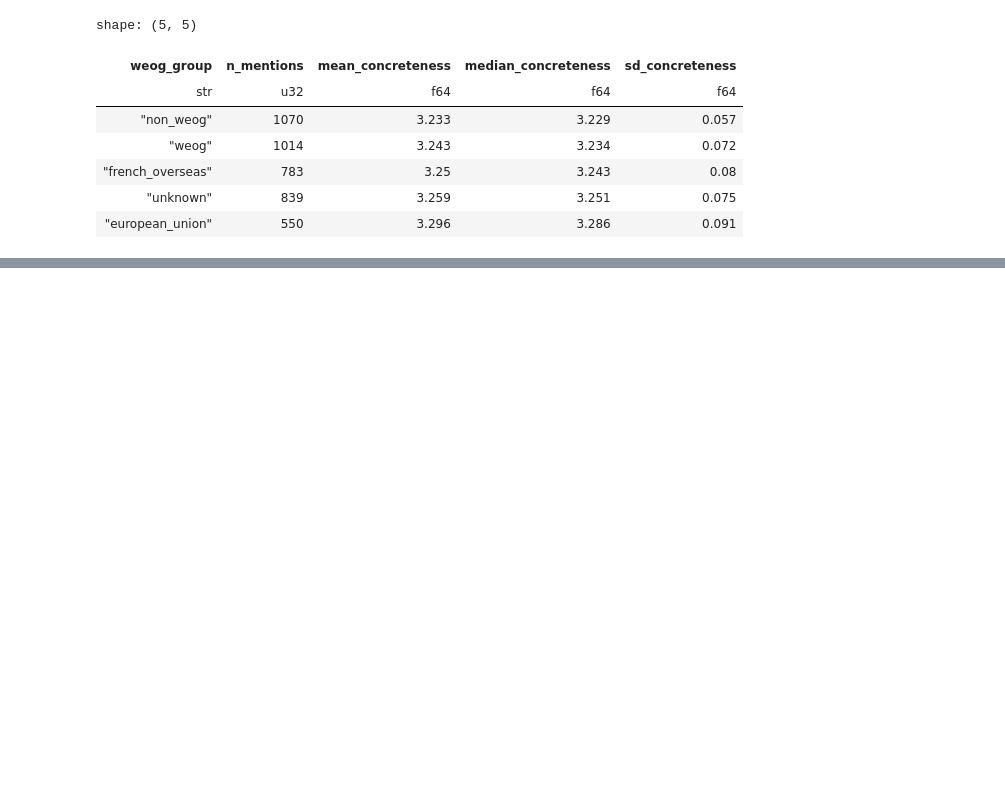
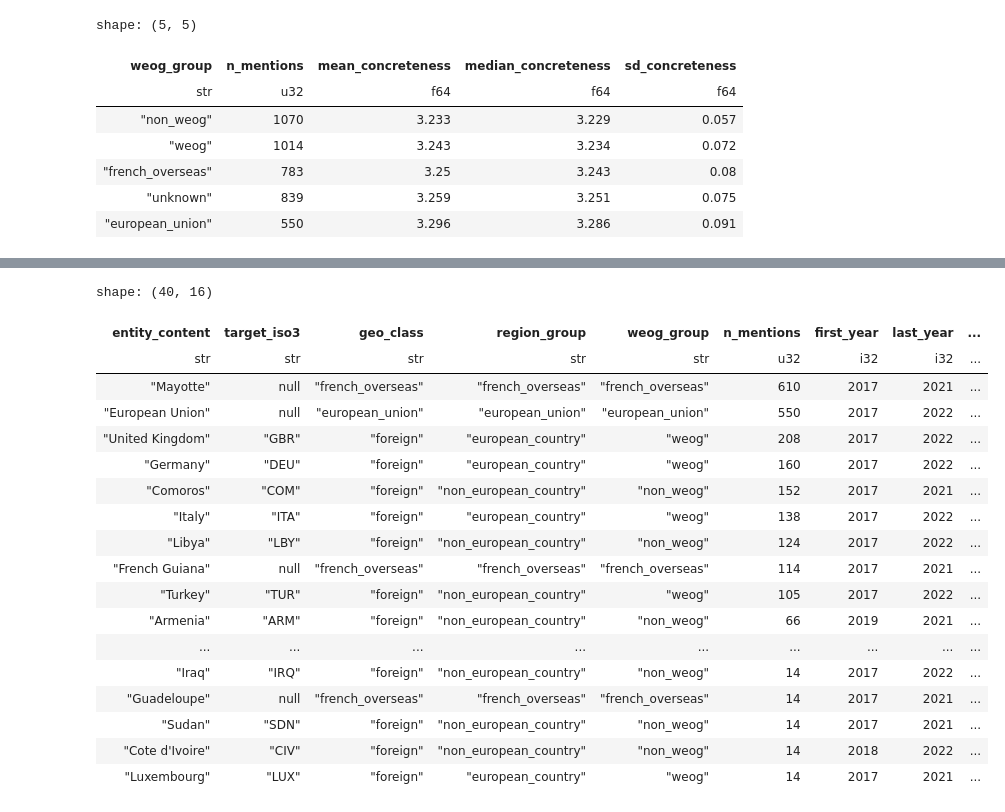
Before and after one commit to yavlenieraket/parliments_migration, a Jupyter notebook: src/migration-experiments21/parlaments-beyond-borders/notebooks/02_fra_2017_2022_extended.ipynb, the cells around one changed output, grey strips where cells are left out. Saved outputs shown, nothing was run; the diff lists cells and outputs as text; code cells hidden in the pictures; blank space fills up the shorter version.

Commit message:
Deepen country-reference evidence and visuals

```diff
--- a/src/migration-experiments21/parlaments-beyond-borders/notebooks/02_fra_2017_2022_extended.ipynb
+++ b/src/migration-experiments21/parlaments-beyond-borders/notebooks/02_fra_2017_2022_extended.ipynb
@@ -189,0 +253,25 @@ shape: (20, 12)
+# %%
+# Explanation: Country-level profile: this is the main table for how other countries are mentioned.
+country_profile = evidence.country_mention_profile(annotated, min_mentions=10)
+with pl.Config(tbl_rows=40, tbl_cols=20, fmt_str_lengths=80):
+    display(country_profile.head(40))
+# %% [output]
+shape: (40, 16)
+| entity_content | target_iso3 | geo_class | region_group | weog_group | n_mentions | first_year | last_year | ... |
+| str | str | str | str | str | u32 | i32 | i32 | ... |
+| "Mayotte" | null | "french_overseas" | "french_overseas" | "french_overseas" | 610 | 2017 | 2021 | ... |
+| "European Union" | null | "european_union" | "european_union" | "european_union" | 550 | 2017 | 2022 | ... |
+| "United Kingdom" | "GBR" | "foreign" | "european_country" | "weog" | 208 | 2017 | 2022 | ... |
+| "Germany" | "DEU" | "foreign" | "european_country" | "weog" | 160 | 2017 | 2022 | ... |
+| "Comoros" | "COM" | "foreign" | "non_european_country" | "non_weog" | 152 | 2017 | 2021 | ... |
+| "Italy" | "ITA" | "foreign" | "european_country" | "weog" | 138 | 2017 | 2022 | ... |
+| "Libya" | "LBY" | "foreign" | "non_european_country" | "non_weog" | 124 | 2017 | 2022 | ... |
+| "French Guiana" | null | "french_overseas" | "french_overseas" | "french_overseas" | 114 | 2017 | 2021 | ... |
+| "Turkey" | "TUR" | "foreign" | "non_european_country" | "weog" | 105 | 2017 | 2022 | ... |
+| "Armenia" | "ARM" | "foreign" | "non_european_country" | "non_weog" | 66 | 2019 | 2021 | ... |
+| ... | ... | ... | ... | ... | ... | ... | ... | ... |
+| "Iraq" | "IRQ" | "foreign" | "non_european_country" | "non_weog" | 14 | 2017 | 2022 | ... |
+| "Guadeloupe" | null | "french_overseas" | "french_overseas" | "french_overseas" | 14 | 2017 | 2021 | ... |
+| "Sudan" | "SDN" | "foreign" | "non_european_country" | "non_weog" | 14 | 2017 | 2021 | ... |
+| "Cote d'Ivoire" | "CIV" | "foreign" | "non_european_country" | "non_weog" | 14 | 2018 | 2022 | ... |
+| "Luxembourg" | "LUX" | "foreign" | "european_country" | "weog" | 14 | 2017 | 2021 | ... |
```
Also changed, not shown: parts of 10 cells of this notebook, 6 other files.
